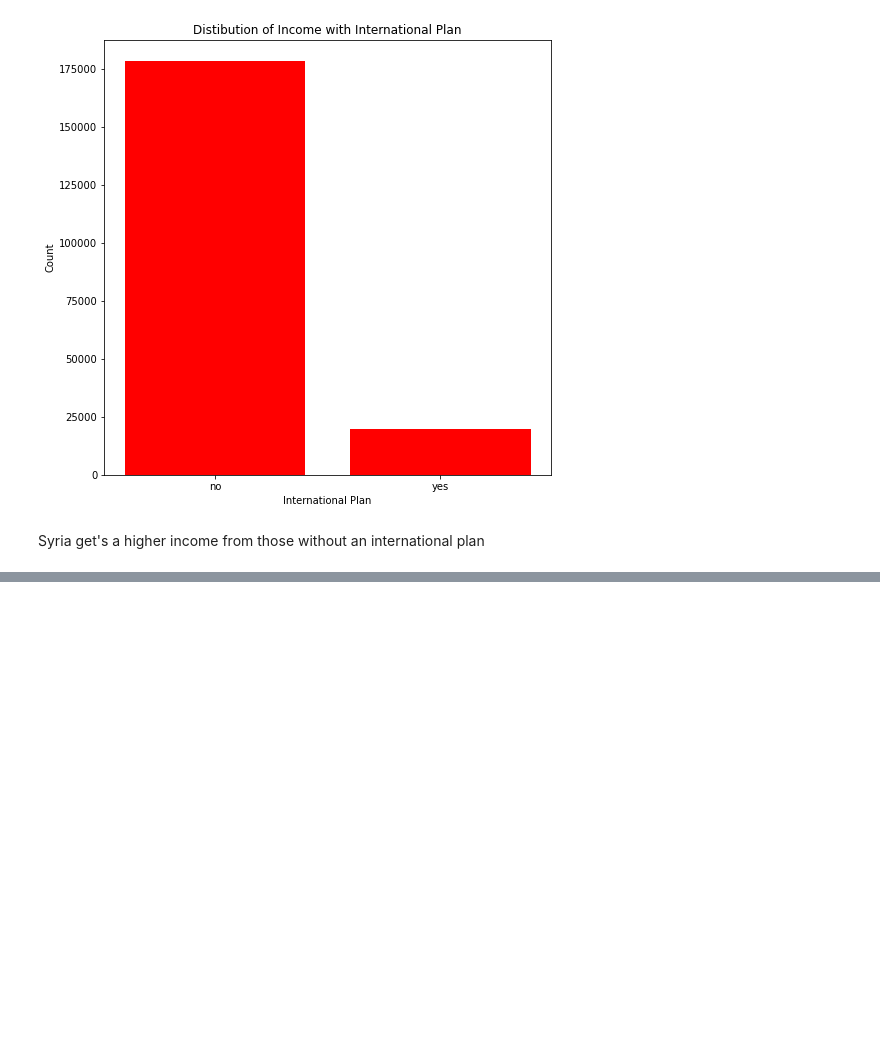
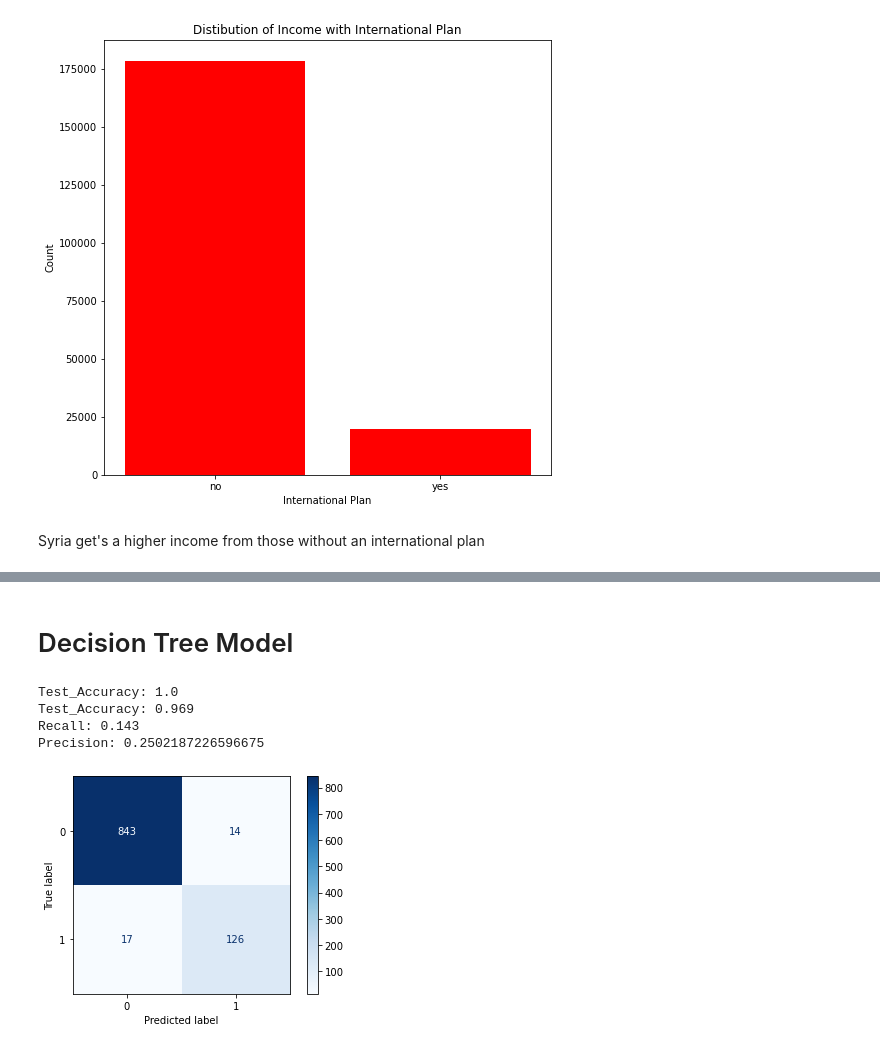
Before and after one commit to KeruboJ/SyriaTel-Customer-Churn-project, a Jupyter notebook: ipynb.ipynb, the cells around one changed output, grey strips where cells are left out. Drawn from its saved outputs; the diff is of its cells as text; code cells hidden in the pictures; blank space fills up the shorter version.

```diff
--- a/ipynb.ipynb
+++ b/ipynb.ipynb
@@ -367,0 +554,11 @@ Syria get's a higher income from those without an international plan
+# %% [markdown]
+# Decision Tree Model
+# %%
+DT_clf = DecisionTreeClassifier()
+Train_Test_Scores(DT_clf)
+# %% [output]
+Test_Accuracy: 1.0
+Test_Accuracy: 0.969
+Recall: 0.143
+Precision: 0.2502187226596675
+[figure, added]
```
Also changed, not shown: parts of 29 cells of this notebook.
